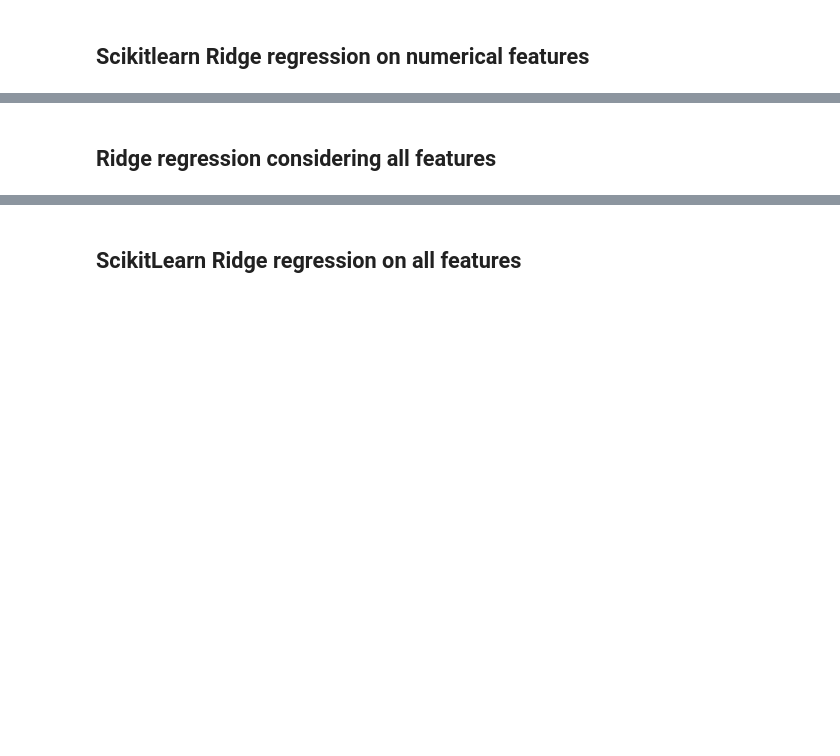
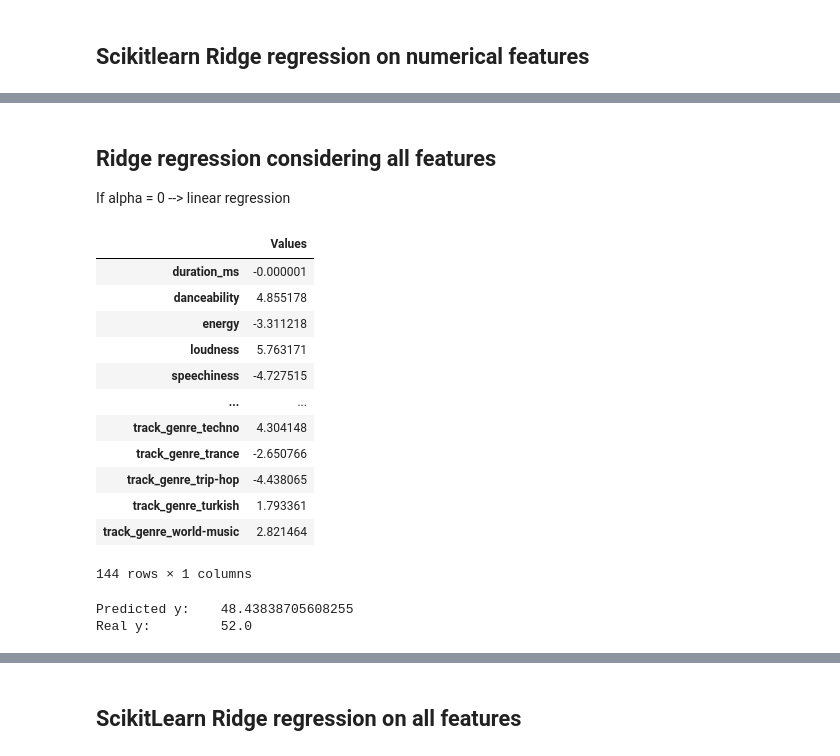
Before and after one commit to lukebella/SpotifyRegression, a Jupyter notebook: spotify_regression.ipynb, the cells around one changed output, grey strips where cells are left out. Cells and saved outputs as stored; diff of their text form; code cells hidden in the pictures; blank space fills up the shorter version.

```diff
--- a/spotify_regression.ipynb
+++ b/spotify_regression.ipynb
@@ -121,7 +152,7 @@ def ridge_regression(alpha, train_set):
     identity = np.identity(n_cols)
 
     # Calculate the ridge regression coefficients using matrix operations
-    w = (np.linalg.inv(alpha * identity + np.dot(s_t, train_set)).dot(s_t)).dot(y)
+    w = (np.linalg.pinv(alpha * identity + np.dot(s_t, train_set)).dot(s_t)).dot(y)
 
     # Convert the coefficients to a DataFrame for better presentation
     w_df = pd.DataFrame(w, columns=["Values"], index=train_set.columns)
@@ -208,13 +260,31 @@ plt.show()
 # %% [markdown]
 ## Ridge regression considering all features
+If alpha = 0 --> linear regression
 # %%
-# Compute the hyperplane for the numercal dataset
-result_categoric = ridge_regression(0.005, train_cat_df)
+# Compute the hyperplane for the numerical dataset
+result_categoric = ridge_regression(0, train_cat_df) #alpha = 0 --> linear regression
 result_categoric
+# %% [output]
+|  | Values |
+| duration_ms | -0.000001 |
+| danceability | 4.855178 |
+| energy | -3.311218 |
+| loudness | 5.763171 |
+| speechiness | -4.727515 |
+| ... | ... |
+| track_genre_techno | 4.304148 |
+| track_genre_trance | -2.650766 |
+| track_genre_trip-hop | -4.438065 |
+| track_genre_turkish | 1.793361 |
+| track_genre_world-music | 2.821464 |
+144 rows × 1 columns
 # %%
 # Predict the first row of the training set
 predicted_y = predict(result_categoric, train_cat_df.iloc[0])
 print(f"Predicted y: \t{predicted_y}\nReal y: \t{train_cat_df.iloc[0]['popularity']}")
+# %% [output]
+Predicted y:    48.43838705608255
+Real y:         52.0
 # %%
 # Compute the Average square loss of the hyperplane (categorical)
 print("Average square loss: ", avg_square_loss(result_categoric, test_cat_df))
```
Also changed, not shown: parts of 35 cells of this notebook, 1 other file.
